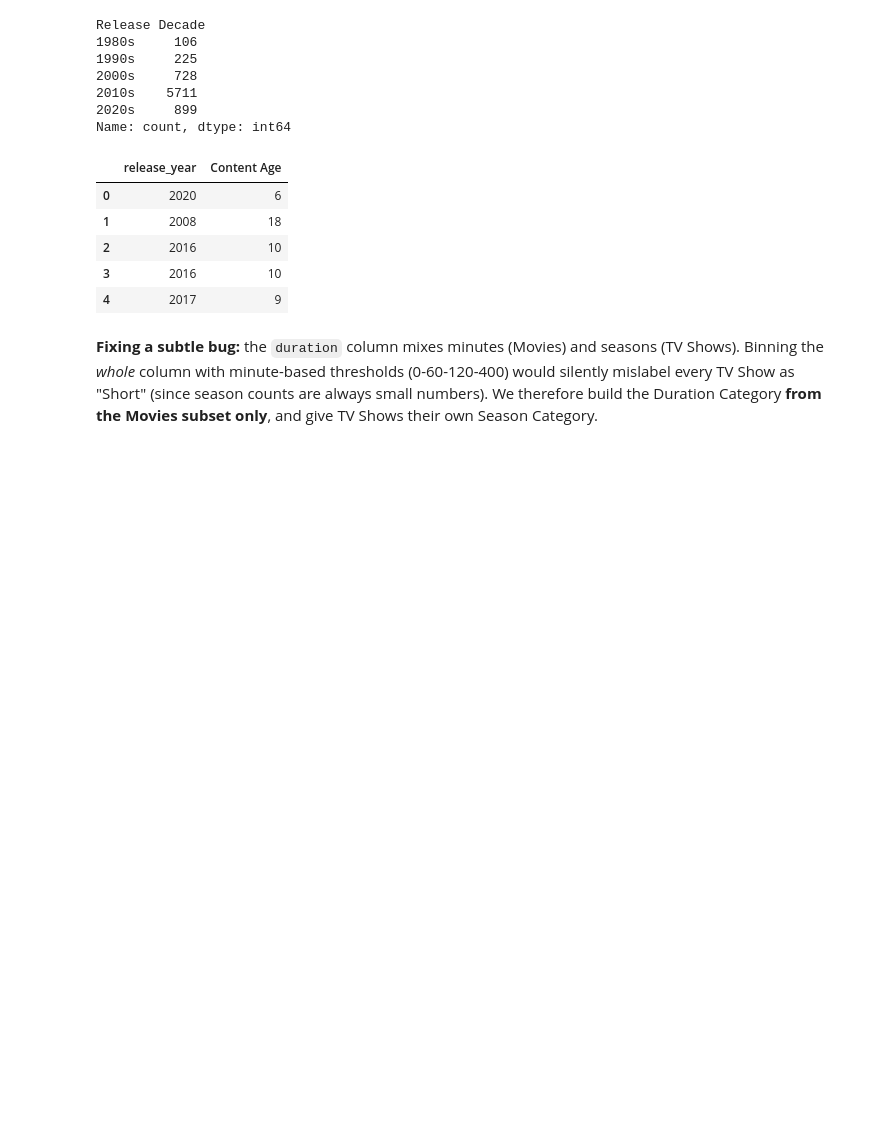
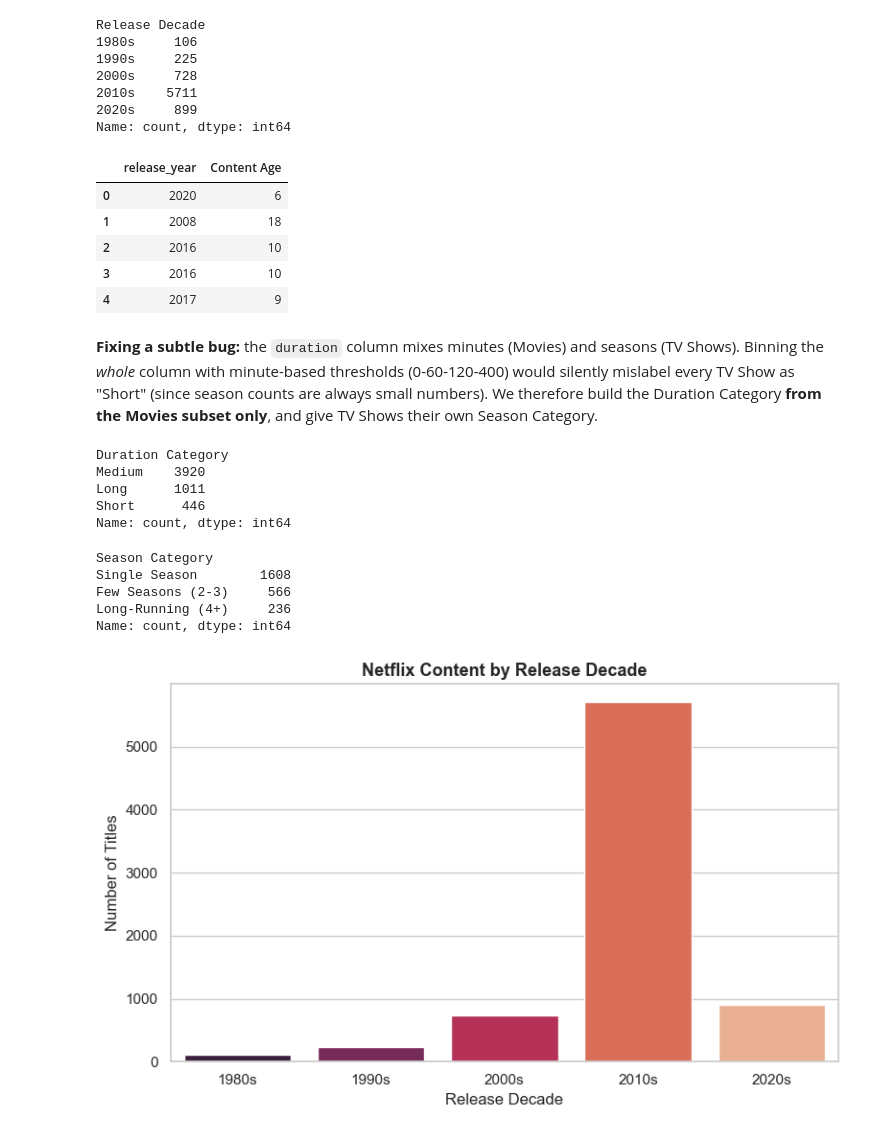
Before and after one commit to PragyaRana/DS_Training, a Jupyter notebook: Mini_Project_4.ipynb, the cells around one changed output. Saved outputs shown, nothing was run; the diff lists cells and outputs as text; code cells hidden in the pictures; blank space fills up the shorter version.

```diff
--- a/Mini_Project_4.ipynb
+++ b/Mini_Project_4.ipynb
@@ -1056,3 +1056,48 @@ df_clean[['release_year', 'Content Age']].head()
 Binning the *whole* column with minute-based thresholds (0-60-120-400) would silently mislabel every
 TV Show as "Short" (since season counts are always small numbers). We therefore build the Duration
 Category **from the Movies subset only**, and give TV Shows their own Season Category.
+# %%
+movies['Duration Category'] = pd.cut(
+    movies['duration_min'],
+    bins=[0, 60, 120, 400],
+    labels=['Short', 'Medium', 'Long']
+)
+
+movies['Duration Category'].value_counts()
+# %% [output]
+Duration Category
+Medium    3920
+Long      1011
+Short      446
+Name: count, dtype: int64
+# %%
+tv_shows['Season Category'] = pd.cut(
+    tv_shows['seasons'],
+    bins=[0, 1, 3, 100],
+    labels=['Single Season', 'Few Seasons (2-3)', 'Long-Running (4+)']
+)
+
+tv_shows['Season Category'].value_counts()
+# %% [output]
+Season Category
+Single Season        1608
+Few Seasons (2-3)     566
+Long-Running (4+)     236
+Name: count, dtype: int64
+# %%
+plt.figure(figsize=(8, 5))
+sns.countplot(
+    data=df_clean,
+    x='Release Decade',
+    hue='Release Decade',
+    order=['1980s', '1990s', '2000s', '2010s', '2020s'],
+    palette='rocket',
+    legend=False
+)
+plt.title("Netflix Content by Release Decade")
+plt.xlabel("Release Decade")
+plt.ylabel("Number of Titles")
+plt.tight_layout()
+plt.show()
+# %% [output]
+[figure, added]
```
